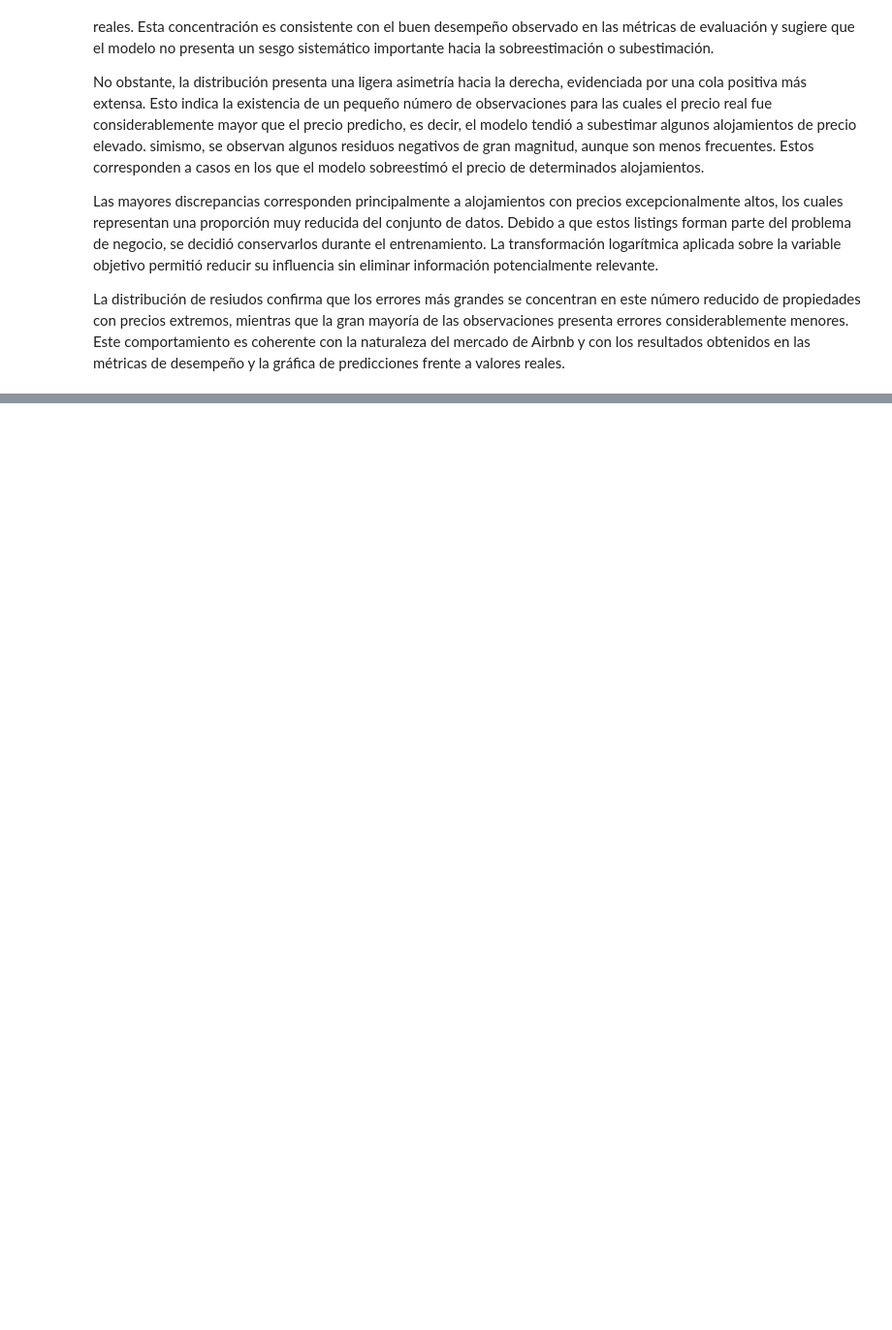
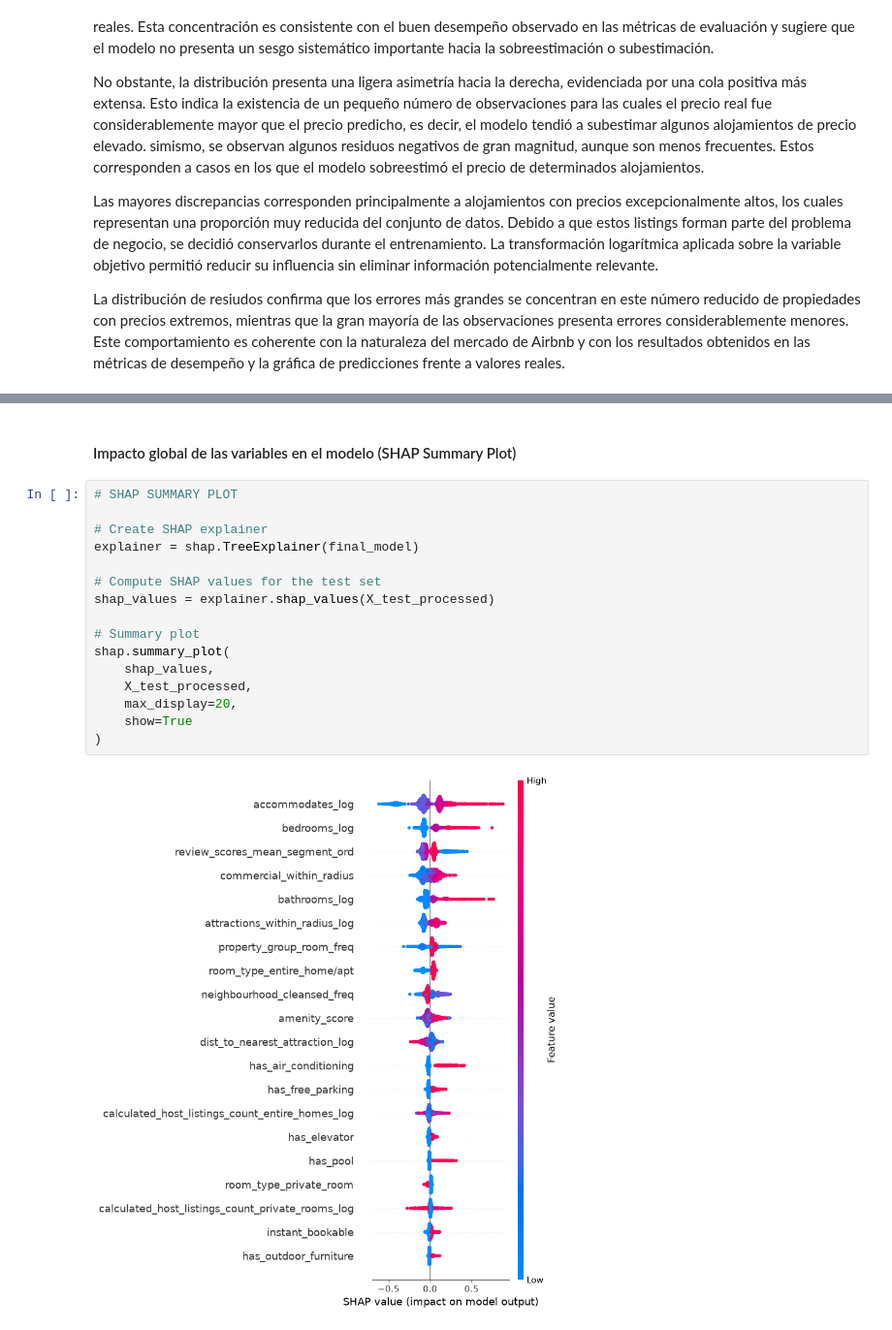
Before and after one commit to josue-rdgzcb/airbnb-price-prediction-mexico-city, a Jupyter notebook: notebooks/03_modeling.ipynb, the cells around one changed output, grey strips where cells are left out. Shown at 97% size. Cells and saved outputs as stored; diff of their text form; blank space fills up the shorter version.

Commit message:
feat(notebooks): add model diagnostics, interpretability, and artifact saving sections

```diff
--- a/notebooks/03_modeling.ipynb
+++ b/notebooks/03_modeling.ipynb
@@ -1500,0 +1560,20 @@ La distribución de resiudos confirma que los errores más grandes se concentran
+# %% [markdown]
+#### Impacto global de las variables en el modelo (SHAP Summary Plot)
+# %%
+# SHAP SUMMARY PLOT
+
+# Create SHAP explainer
+explainer = shap.TreeExplainer(final_model)
+
+# Compute SHAP values for the test set
+shap_values = explainer.shap_values(X_test_processed)
+
+# Summary plot
+shap.summary_plot(
+    shap_values,
+    X_test_processed,
+    max_display=20,
+    show=True
+)
+# %% [output]
+[figure, added]
```
Also changed, not shown: parts of 23 cells of this notebook.
